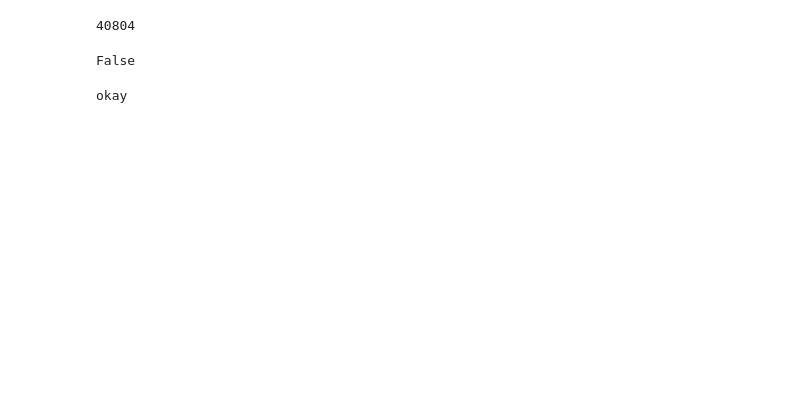
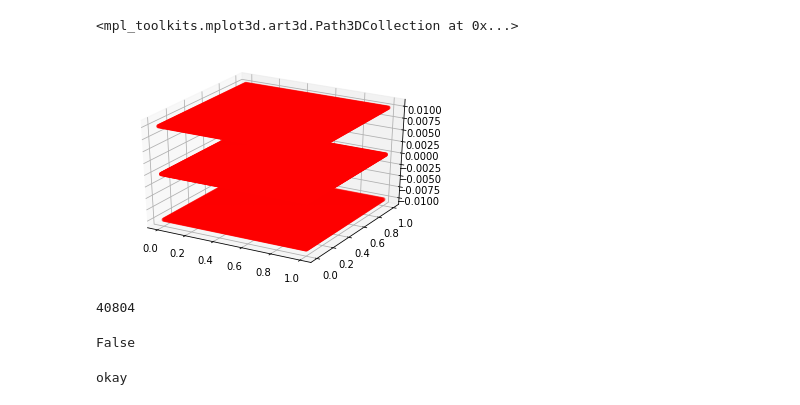
Before and after one commit to apoorv-s/Metamaterial-Non-Affine-deformation-and-Deployable-Strutcures, a Jupyter notebook: Model 1.ipynb, the cells around one changed output. Drawn from its saved outputs; the diff is of its cells as text; code cells hidden in the pictures; blank space fills up the shorter version.

```diff
--- a/Model 1.ipynb
+++ b/Model 1.ipynb
@@ -29,16 +29,21 @@ for i in M1.nodes:
 # %%
 x0 = []
 y0 = []
 z0 = []
 for i in M1.nodes:
     x0.insert((i.n - 1), i.x)
     y0.insert((i.n - 1), i.y)
     z0.insert((i.n - 1), i.z)
 
 coord0 = x0 + y0 + z0
 nNodes = int(len(coord0)/3)
 
-ax = Lattice_Plot(x0, y0, z0, M1, [], 'XsY', 30, 85, 0.5, '')
+#ax = Lattice_Plot(x0, y0, z0, M1, [], 'XsY', 30, 85, 0.5, '')
+ax = plt.gca(projection="3d")
+ax.scatter(x0,y0,z0, c='r',s=10)
+# %% [output]
+<mpl_toolkits.mplot3d.art3d.Path3DCollection at 0x...>
+[figure, added]
 # %%
 len(M1.nodes)
 # %% [output]
```
Also changed, not shown: 1 other file.
